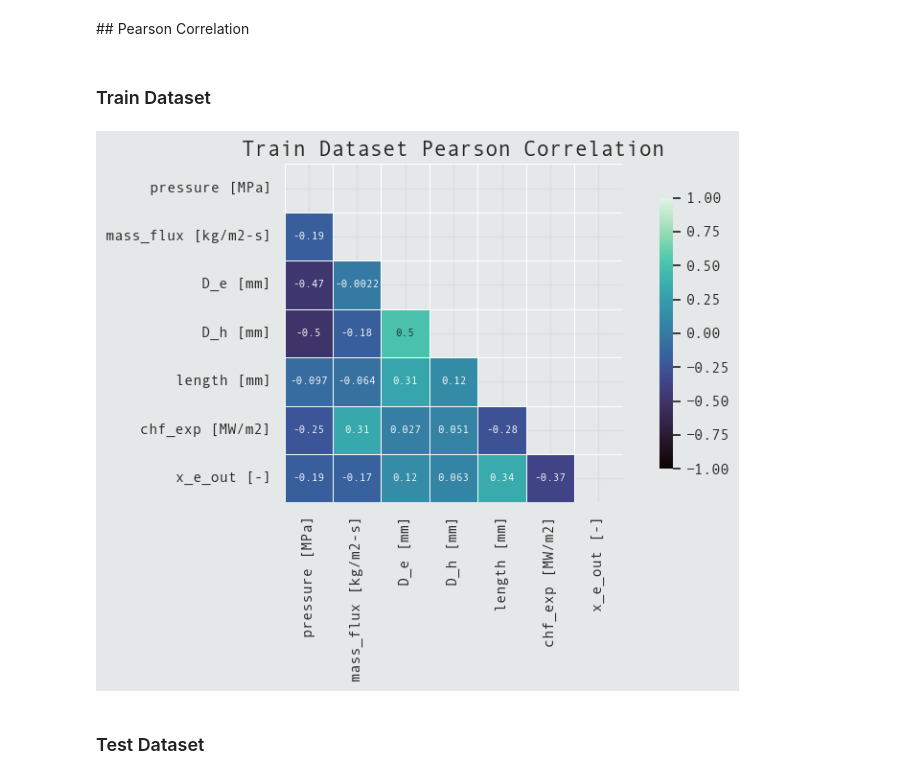
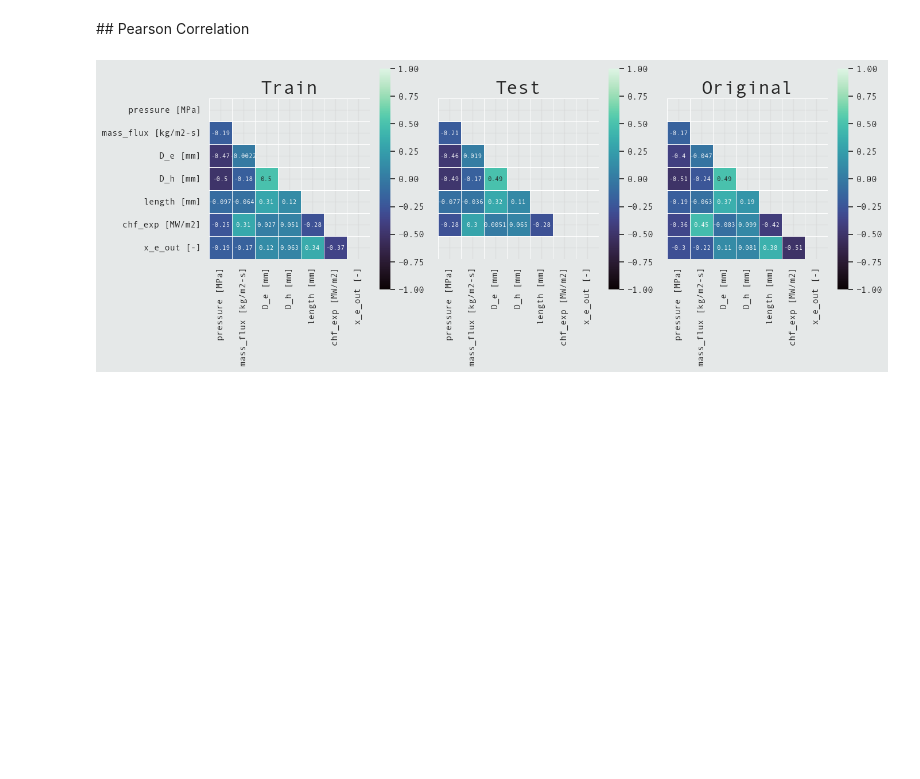
Before and after one commit to Volscente/kaggle_tps, a Jupyter notebook: notebooks/S3E15/heat_flux_feature_imputation.ipynb, the cells around one changed output. Cells and saved outputs as stored; diff of their text form; code cells hidden in the pictures; blank space fills up the shorter version.

Commit message:
S3E15 - Compute correlations

```diff
--- a/notebooks/S3E15/heat_flux_feature_imputation.ipynb
+++ b/notebooks/S3E15/heat_flux_feature_imputation.ipynb
@@ -124,6 +124,11 @@ train_data = data[data['x_e_out [-]'].notnull()]
 test_data = data[data['x_e_out [-]'].isnull()]
 # %% [markdown]
 # Exploratory Data Analysis (EDA)
+# %%
+# Define dictionary of data to plot
+data_to_plot = {'Train': train_data,
+                'Test': test_data,
+                'Original': original_data}
 # %% [markdown]
 ## Shapes Information
 # %%
@@ -347,5 +417,3 @@ correlation_raw_numerical_features = ['pressure [MPa]',
                                       'length [mm]',
                                       'chf_exp [MW/m2]',
                                       'x_e_out [-]']
-# %% [markdown]
-### Train Dataset
@@ -358,29 +420,36 @@ train_correlation_mask = np.triu(np.ones_like(train_correlation_matrix, dtype=bo
 # %%
 # Define figure and axis
-figure, ax = plt.subplots(figsize=(9, 6))
+figure, ax = plt.subplots(1, 3, figsize=(14, 6), sharey=True)
+ax.flatten()
 
-# Plot the correlation matrix
-sns.heatmap(train_correlation_matrix,
-            mask=train_correlation_mask,
-            cmap='mako',
-            vmax=1.0,
-            vmin=-1.0,
-            center=0,
-            square=True,
-            linewidths=.5,
-            annot=True,
-            annot_kws={'fontsize': 8},
-            cbar_kws={"shrink":.8, 'orientation':'vertical'})
+# Fetch the data to plot
+for index, dataset_name in enumerate(data_to_plot.keys()):
 
-# Set title
-ax.set_title('Train Dataset Pearson Correlation',
-             fontsize=16,
-             fontweight='bold')
+    # Compute the correlation matrix
+    correlation_matrix = data_to_plot[dataset_name][correlation_raw_numerical_features].corr()
+
+    # Generate a mask for the upper triangle
+    correlation_mask = np.triu(np.ones_like(correlation_matrix, dtype=bool))
+
+    # Plot the correlation matrix
+    sns.heatmap(correlation_matrix,
+                mask=correlation_mask,
+                cmap='mako',
+                vmax=1.0,
+                vmin=-1.0,
+                center=0,
+                square=True,
+                linewidths=.5,
+                annot=True,
+                annot_kws={'fontsize': 8},
+                cbar_kws={"shrink":.8, 'orientation':'vertical'},
+                ax=ax[index])
+
+    # Set title
+    ax[index].set_title(f'{dataset_name}',
+                        fontweight='bold')
+
 
 plt.tight_layout()
-
-plt.show()
 # %% [output]
-[figure, old version]
+[figure, new version]
-# %% [markdown]
-### Test Dataset
```
Also changed, not shown: parts of 24 cells of this notebook.
